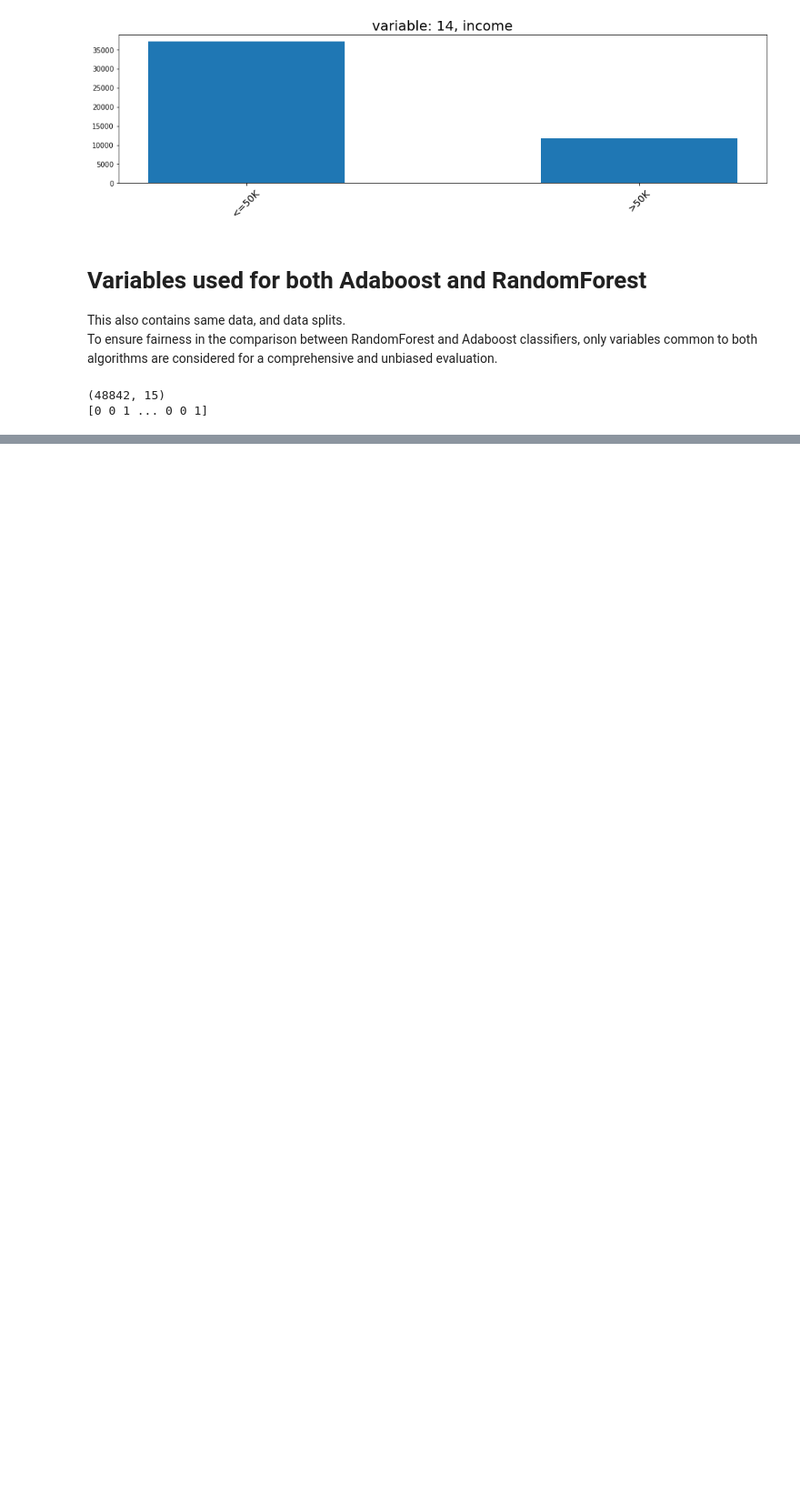
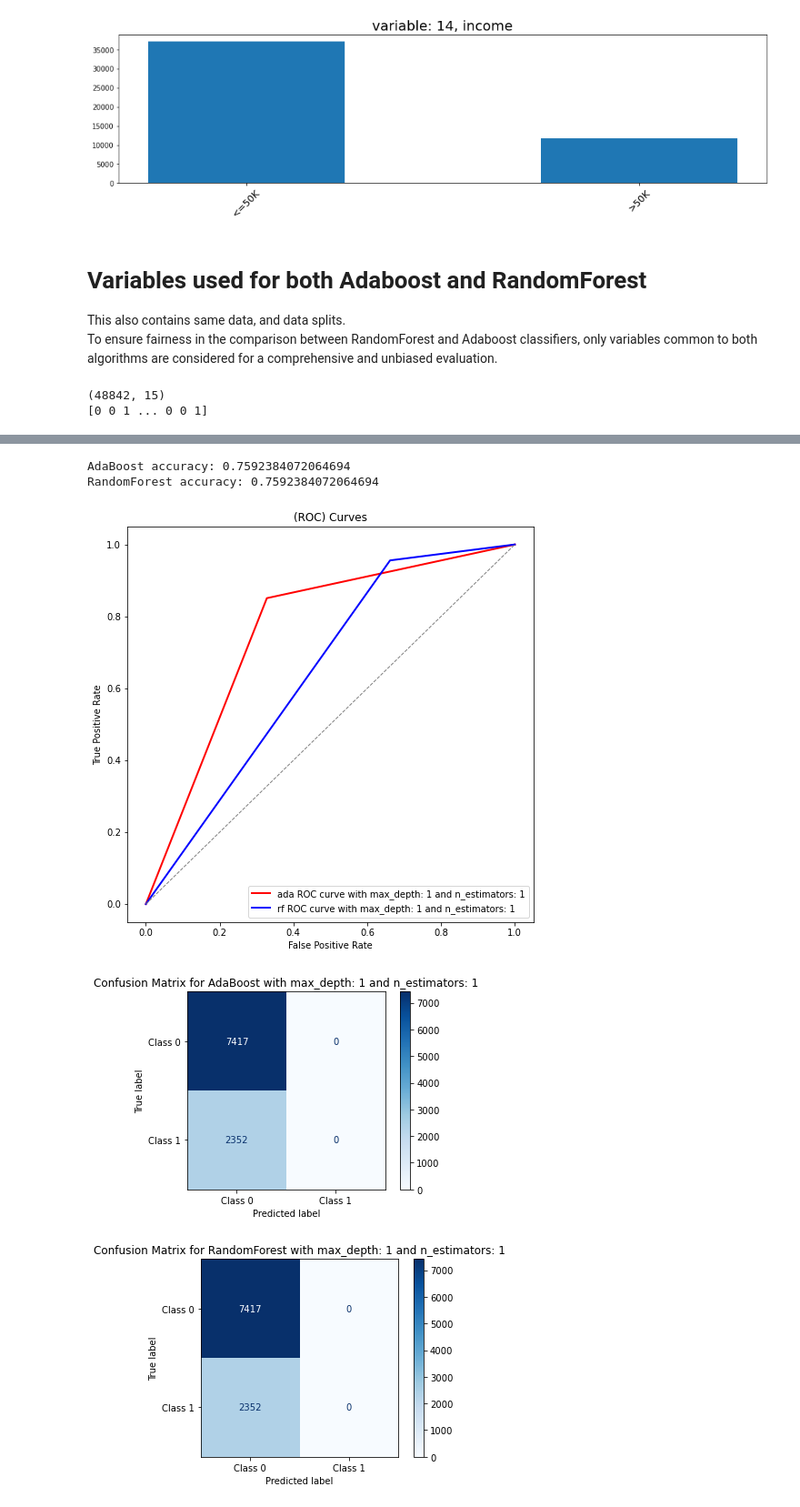
Before and after one commit to ThomasAlberts/Data-Mining-Project, a Jupyter notebook: Project.ipynb, the cells around one changed output, grey strips where cells are left out. Shown at 91% size. Saved outputs shown, nothing was run; the diff lists cells and outputs as text; code cells hidden in the pictures; blank space fills up the shorter version.

```diff
--- a/Project.ipynb
+++ b/Project.ipynb
@@ -796,0 +485,33 @@ plt.show()
+# %%
+# Verifying results by testing on remaining 20% data
+
+# AdaBoost
+base_classifier_ada = DecisionTreeClassifier(max_depth=best_ada_max_depth, random_state=random_state)
+ada_classifier = AdaBoostClassifier(base_classifier_ada, n_estimators=best_ada_n_estimators, random_state=random_state)
+
+ada_classifier = ada_classifier.fit(X_verify, y_verify)
+
+y_pred_ada = ada_classifier.predict(X_verify)
+accuracy_ada = accuracy_score(y_verify, y_pred_ada)
+
+# Random Forest
+rf_classifier = RandomForestClassifier(max_depth=best_rf_max_depth, n_estimators=best_rf_n_estimators, random_state=random_state)
+
+rf_classifier = rf_classifier.fit(X_verify, y_verify)
+
+y_pred_rf = rf_classifier.predict(X_verify)
+accuracy_rf = accuracy_score(y_verify, y_pred_rf)
+
+# Print results of best classifiers on verify data
+print(f"AdaBoost accuracy: {accuracy_ada}\nRandomForest accuracy: {accuracy_rf}")
+createROC(ada_classifier, rf_classifier, X_verify, y_verify)
+createConfusionMatrix(y_verify, y_pred_ada, "AdaBoost", best_ada_max_depth, best_ada_n_estimators)
+createConfusionMatrix(y_verify, y_pred_rf, "RandomForest", best_rf_max_depth, best_rf_n_estimators)
+createDecisionTree(best_ada["classifier"], X_verify, y_verify, "AdaBoost")
+createDecisionTree(best_rf["classifier"], X_verify, y_verify, "RandomForest")
+# %% [output]
+AdaBoost accuracy: 0.7592384072064694
+RandomForest accuracy: 0.7592384072064694
+[figure, added]
+[figure, added]
+[figure, added]
```
Also changed, not shown: parts of 22 cells of this notebook, 2 other files.
